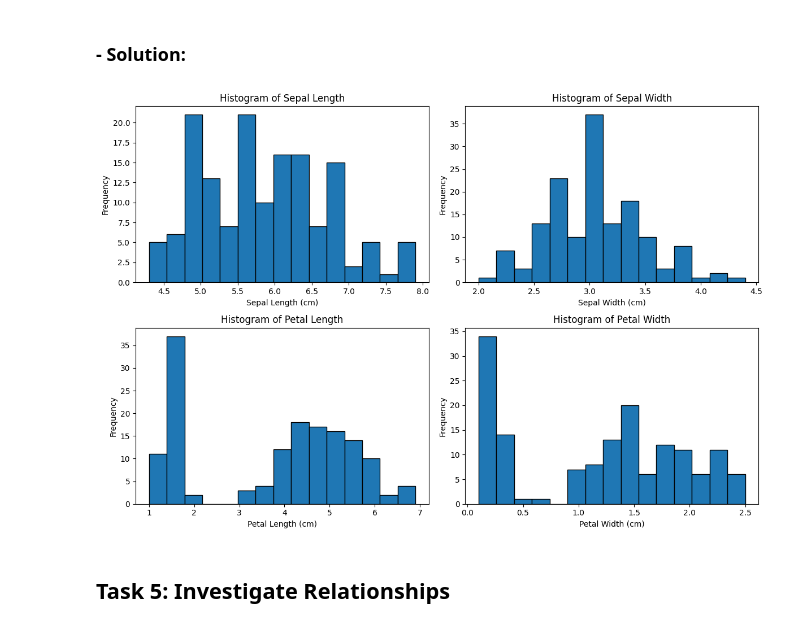
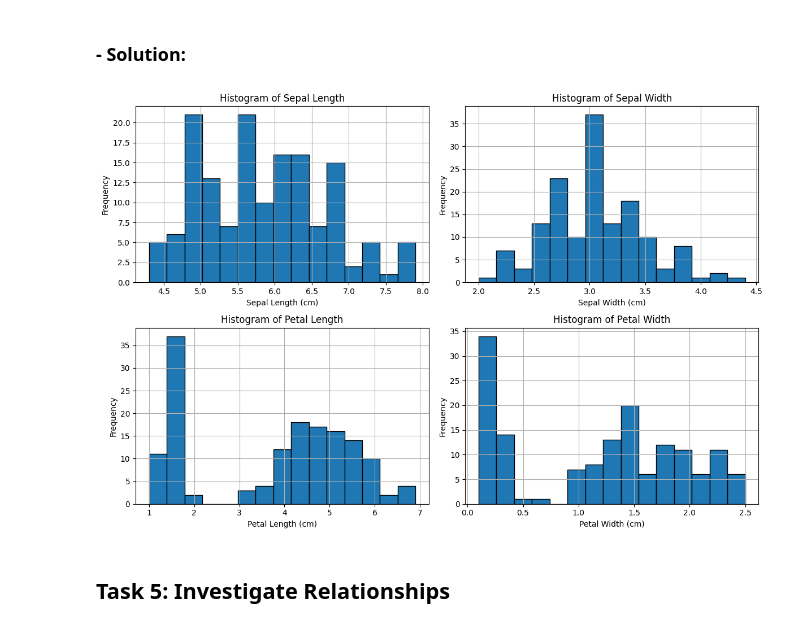
Before and after one commit to elainecazetta/principles_of_data_analytics, a Jupyter notebook: tasks.ipynb, the cells around one changed output. Cells and saved outputs as stored; diff of their text form; code cells hidden in the pictures.

```diff
--- a/tasks.ipynb
+++ b/tasks.ipynb
@@ -181,45 +181,49 @@ https://www.w3schools.com/python/matplotlib_plotting.asp
 # %%
 # Imports:
 #
 # Plots
 import matplotlib.pyplot as plt
 
 # Create the figure
 plt.figure(figsize=(12, 8))
 
 # Sepal Length
 plt.subplot(2, 2, 1)
 plt.hist(df['sepal length (cm)'], bins=15, edgecolor='black')
-plt.title('Histogram of Sepal Length')
-plt.xlabel('Sepal Length (cm)')
-plt.ylabel('Frequency')
+plt.title('Histogram of Sepal Length') # Title
+plt.xlabel('Sepal Length (cm)') # Labels
+plt.ylabel('Frequency') # Labels
+plt.grid() # show the grid
 
 # Sepal Width
 plt.subplot(2, 2, 2)
 plt.hist(df['sepal width (cm)'], bins=15, edgecolor='black')
-plt.title('Histogram of Sepal Width')
-plt.xlabel('Sepal Width (cm)')
-plt.ylabel('Frequency')
+plt.title('Histogram of Sepal Width') # Title
+plt.xlabel('Sepal Width (cm)') # Labels
+plt.ylabel('Frequency') # Labels
+plt.grid() # show the grid
 
 # Petal Length
 plt.subplot(2, 2, 3)
 plt.hist(df['petal length (cm)'], bins=15, edgecolor='black')
-plt.title('Histogram of Petal Length')
-plt.xlabel('Petal Length (cm)')
-plt.ylabel('Frequency')
+plt.title('Histogram of Petal Length') # Title
+plt.xlabel('Petal Length (cm)') # Labels
+plt.ylabel('Frequency') # Labels
+plt.grid() # show the grid
 
 # Petal Width
 plt.subplot(2, 2, 4)
 plt.hist(df['petal width (cm)'], bins=15, edgecolor='black')
-plt.title('Histogram of Petal Width')
-plt.xlabel('Petal Width (cm)')
-plt.ylabel('Frequency')
+plt.title('Histogram of Petal Width') # Title
+plt.xlabel('Petal Width (cm)') # Labels
+plt.ylabel('Frequency') # Labels
+plt.grid() # show the grid
 
-# Adjust spacing
+# Adjust spacing and show the plot
 plt.tight_layout()
 plt.show()
 # %% [output]
-[figure, old version]
+[figure, new version]
 # %% [markdown]
 ## Task 5: Investigate Relationships
 # %% [markdown]
```
Also changed, not shown: parts of 2 cells of this notebook.
